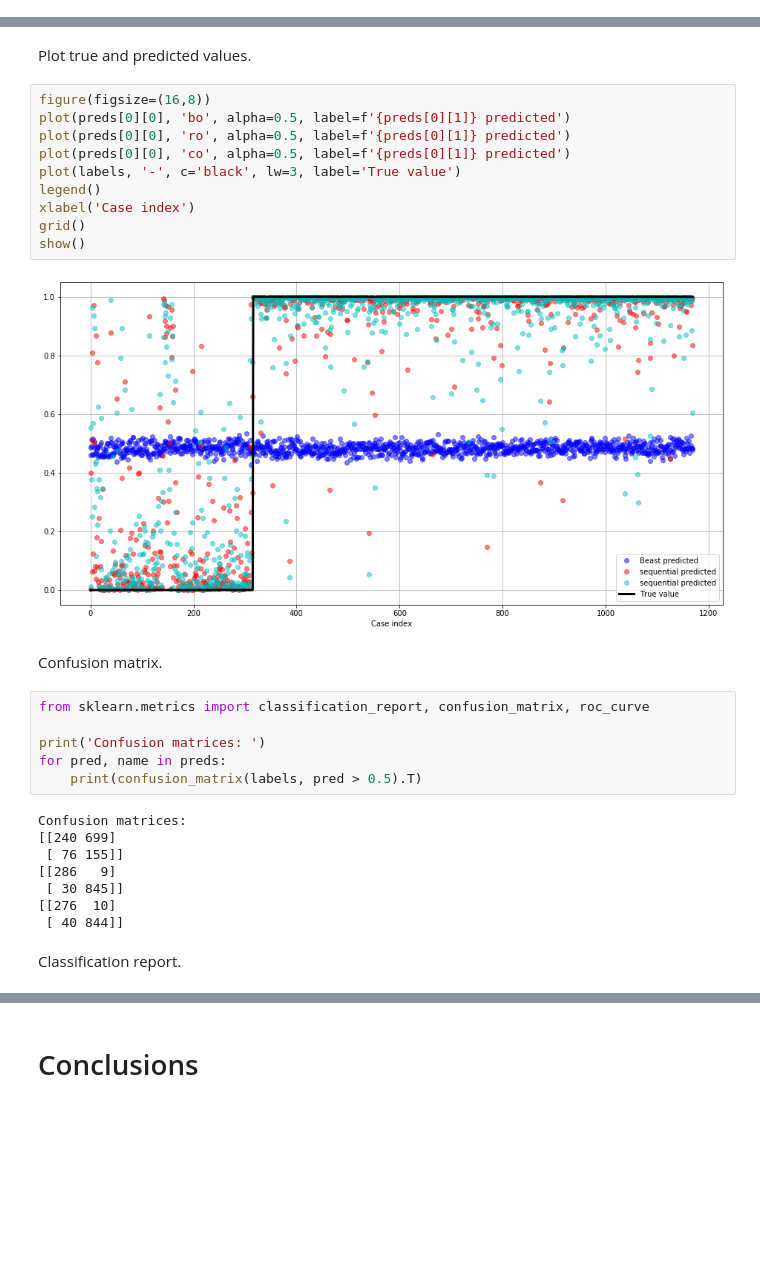
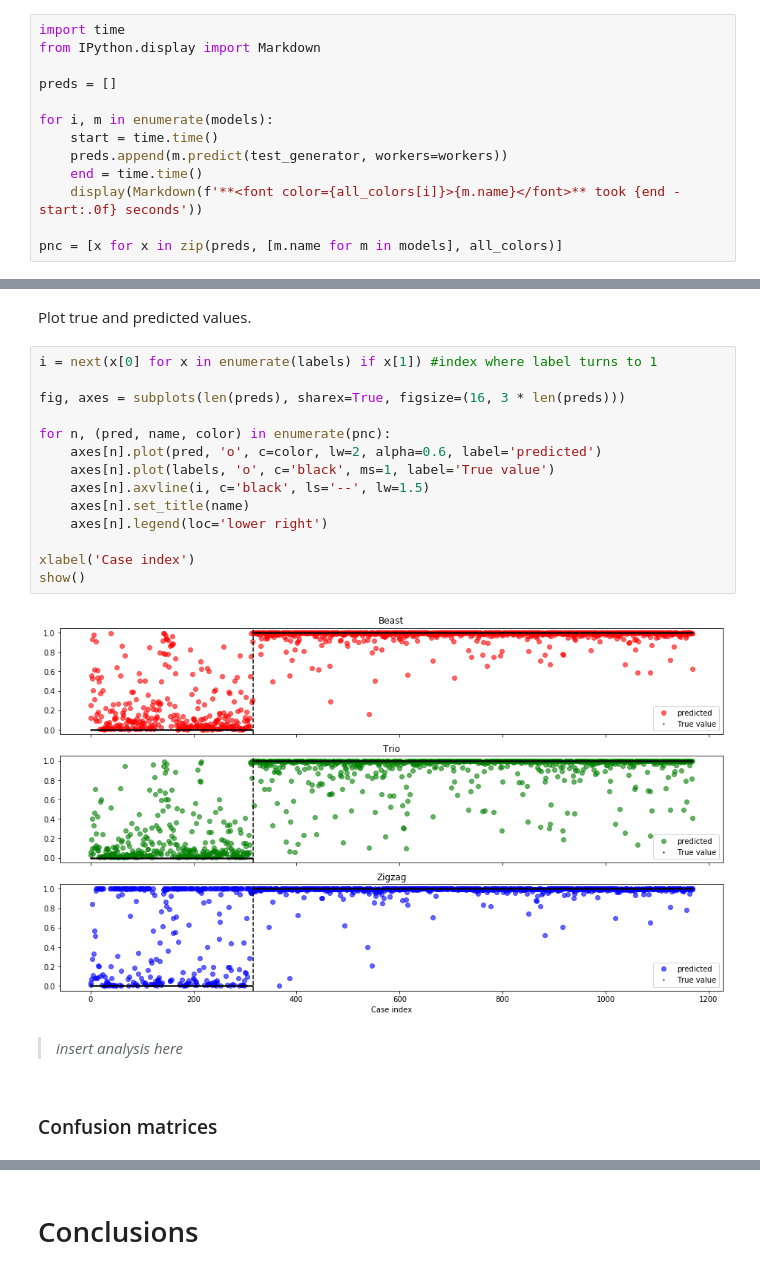
Before and after one commit to topias33/Team-8, a Jupyter notebook: Case 2/08_case-2.ipynb, the cells around one changed output, grey strips where cells are left out. Cells and saved outputs as stored; diff of their text form; blank space fills up the shorter version.

```diff
--- a/Case 2/08_case-2.ipynb
+++ b/Case 2/08_case-2.ipynb
@@ -301,0 +307,13 @@ preds = [x for x in zip([pred1, pred2, pred3], [model.name, model2.name, model3.
+# %%
+import time
+from IPython.display import Markdown
+
+preds = []
+
+for i, m in enumerate(models):
+    start = time.time()
+    preds.append(m.predict(test_generator, workers=workers))
+    end = time.time()
+    display(Markdown(f'**<font color={all_colors[i]}>{m.name}</font>** took {end - start:.0f} seconds'))
+
+pnc = [x for x in zip(preds, [m.name for m in models], all_colors)]
@@ -302,32 +326,22 @@ preds = [x for x in zip([pred1, pred2, pred3], [model.name, model2.name, model3.
 # %% [markdown]
 Plot true and predicted values.
-# %%
-figure(figsize=(16,8))
-plot(preds[0][0], 'bo', alpha=0.5, label=f'{preds[0][1]} predicted')
-plot(preds[0][0], 'ro', alpha=0.5, label=f'{preds[0][1]} predicted')
-plot(preds[0][0], 'co', alpha=0.5, label=f'{preds[0][1]} predicted')
-plot(labels, '-', c='black', lw=3, label='True value')
-legend()
-xlabel('Case index')
-grid()
-show()
-# %% [output]
-[figure, removed]
-# %% [markdown]
-Confusion matrix.
-# %%
-from sklearn.metrics import classification_report, confusion_matrix, roc_curve
-
-print('Confusion matrices: ')
-for pred, name in preds:
-    print(confusion_matrix(labels, pred > 0.5).T)
-# %% [output]
-Confusion matrices:
-[[240 699]
- [ 76 155]]
-[[286   9]
- [ 30 845]]
-[[276  10]
- [ 40 844]]
-# %% [markdown]
-Classification report.
+# %%
+i = next(x[0] for x in enumerate(labels) if x[1]) #index where label turns to 1
+
+fig, axes = subplots(len(preds), sharex=True, figsize=(16, 3 * len(preds)))
+
+for n, (pred, name, color) in enumerate(pnc):
+    axes[n].plot(pred, 'o', c=color, lw=2, alpha=0.6, label='predicted')
+    axes[n].plot(labels, 'o', c='black', ms=1, label='True value')
+    axes[n].axvline(i, c='black', ls='--', lw=1.5)
+    axes[n].set_title(name)
+    axes[n].legend(loc='lower right')
+
+xlabel('Case index')
+show()
+# %% [output]
+[figure, added]
+# %% [markdown]
+>*insert analysis here*
+# %% [markdown]
+### Confusion matrices
```
Also changed, not shown: parts of 67 cells of this notebook, 12 other files.
